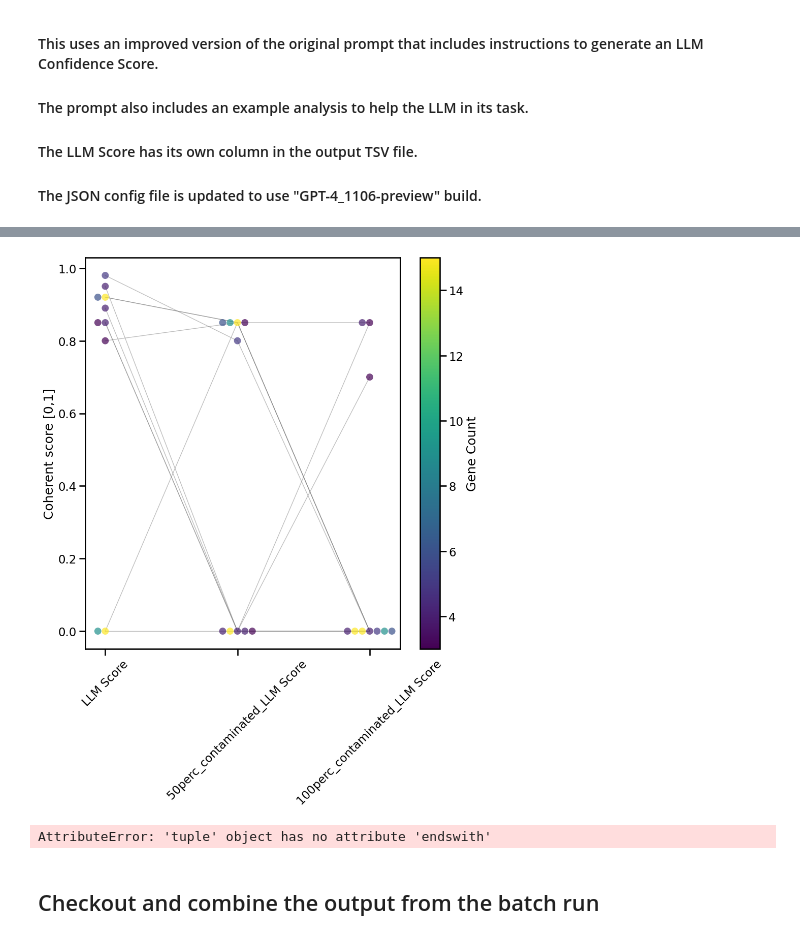
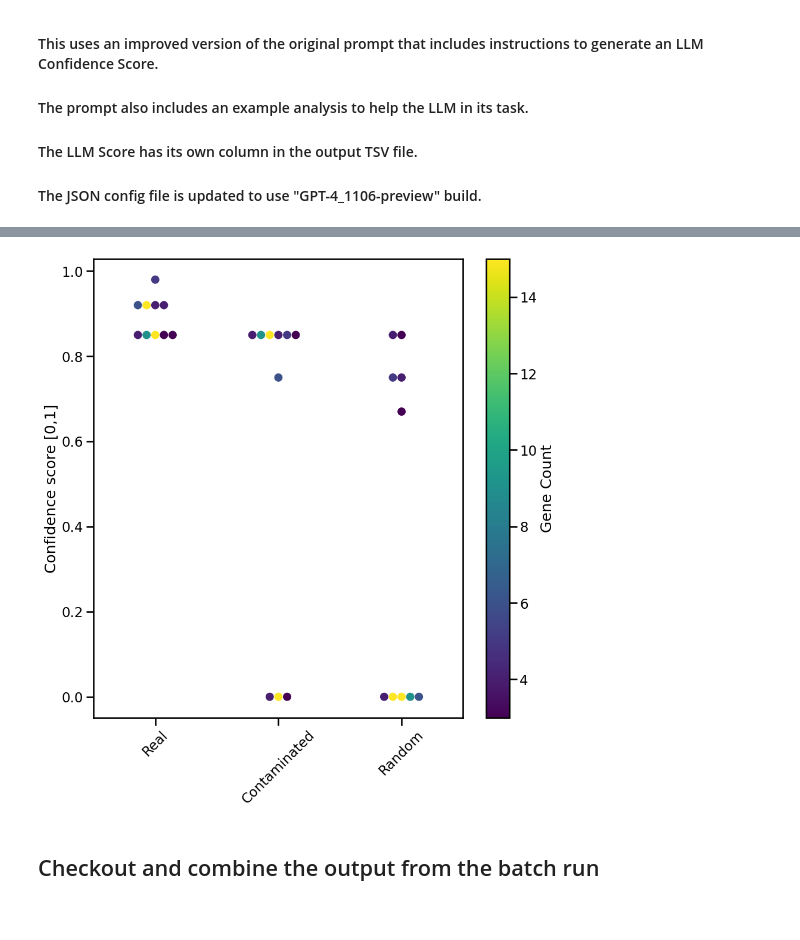
Before and after one commit to idekerlab/llm_evaluation_for_gene_set_interpretation, a Jupyter notebook: 1.[GO set]Run_LLM_analysis.ipynb, the cells around one changed output, grey strips where cells are left out. Saved outputs shown, nothing was run; the diff lists cells and outputs as text; code cells hidden in the pictures.

```diff
--- a/1.[GO set]Run_LLM_analysis.ipynb
+++ b/1.[GO set]Run_LLM_analysis.ipynb
@@ -24,7 +21,7 @@ The autoreload extension is already loaded. To reload it, use:
 # %%
 ## load variables
 # Replace with your actual values
-config_file = './jsonFiles/GOLLMrun_config.json'  # replace with your actual config file
+config_file = './jsonFiles/toyexample.json'  # replace with your actual config file
 input_file = 'data/GO_term_analysis/toy_example_contaminated.csv' # replace with your actual input file
 input_sep = ','  # replace with the separator
 set_index = 'GO'  # replace with your column name that you want to set as index or None
@@ -32,7 +29,7 @@ gene_column = 'Genes'  # replace with your actual column name for the gene list
 gene_sep = ' '  # replace with your actual separator
 gene_features = None  # replace with your path to the gene features or None if you don't want to include in the prompt
 direct = False # if True, then the prompt will be a direct sentence asking for a name and analysis from the gene set, otherwise default or customized prompt
-out_file = 'data/GO_term_analysis/LLM_processed_toy_example_with_score'  # replace with your actual output file name
+out_file = 'data/GO_term_analysis/1215_prompt_LLM_processed_toy_example'  # replace with your actual output file name
 customized_prompt = False # if True, then the prompt will be the custom prompt, if False, then the prompt will use default
 
 # load the config file
@@ -226,6 +246,6 @@ Processing 100perc_contaminated_Genes
 # %%
 import pandas as pd
-score_df = pd.read_csv('data/GO_term_analysis/LLM_processed_toy_example_with_score.tsv', sep = '\t')
+score_df = pd.read_csv(f'{out_file}.tsv', sep = '\t')
 score_df
 # %% [output]
 |  | GO | Genes | Gene_Count | Term_Description | 50perc_contaminated_Genes | 100perc_contaminated_Genes | LLM Name | ... |
@@ -242,45 +262,39 @@ score_df
 # %%
 import matplotlib.pyplot as plt
 import seaborn as sns
+import numpy as np
 sns.set_context('talk')
 plt.figure(figsize=(10, 10))
 columns_score = [col for col in score_df.columns if col.endswith('Score')]
 
 filtered_score_df = score_df[['GO', 'Gene_Count']+columns_score]
 long_scores = filtered_score_df.melt(id_vars=['GO', 'Gene_Count'], var_name='Score Type', value_name='Score')
 
 long_scores.head()
 long_scores.Score = long_scores.Score.astype(float)
-sns.swarmplot(x='Score Type', y='Score', data=long_scores, size=10, hue='Gene_Count', palette='viridis', edgecolor='none', legend=False, alpha=0.7)
+sns.swarmplot(x='Score Type', y='Score', data=long_scores, size=10, hue='Gene_Count', palette='viridis', edgecolor='none', legend=False, alpha=1)
 
-# Draw lines between points with the same 'GO'
-for name, group in long_scores.groupby('GO'):
-    if len(group) > 1:
-        plt.plot(group['Score Type'], group['Score'], marker='', color='grey', linewidth=1, alpha=0.5)
+# # Draw lines between points with the same 'GO'
+# for name, group in long_scores.groupby('GO'):
+#     if len(group) > 1:
+#         plt.plot(group['Score Type'], group['Score'], marker='', color='grey', linewidth=1, alpha=0.5)
 
-plt.xticks(rotation=45)
+plt.xticks(ticks=np.arange(len(long_scores['Score Type'].unique())),labels=['Real', 'Contaminated', 'Random'], rotation=45)
+
 plt.xlabel('')
-plt.ylabel('Coherent score [0,1]')
+plt.ylabel('Confidence score [0,1]')
 
 # Create a colorbar for the continuous hue
 norm = plt.Normalize(long_scores['Gene_Count'].min(), long_scores['Gene_Count'].max())
 sm = plt.cm.ScalarMappable(cmap="viridis", norm=norm)
 sm.set_array([])
 
 # Add the colorbar to the plot
 plt.colorbar(sm, label='Gene Count')
 
 plt.show()
 # %% [output]
-[figure, old version]
+[figure, new version]
-# %%
-import matplotlib.pyplot as plt
-# plot the violin plot for the scores in a single plot
-plt.figure(figsize=(20,10))
-scores_columns = [col for col in df.columns if col.endswith('Score')]
-for col in scores_columns:
-# %% [output]
-AttributeError: 'tuple' object has no attribute 'endswith'
 # %%
 # test the script for batch run
 
```
Also changed, not shown: parts of 3 cells of this notebook, 1 other file.
